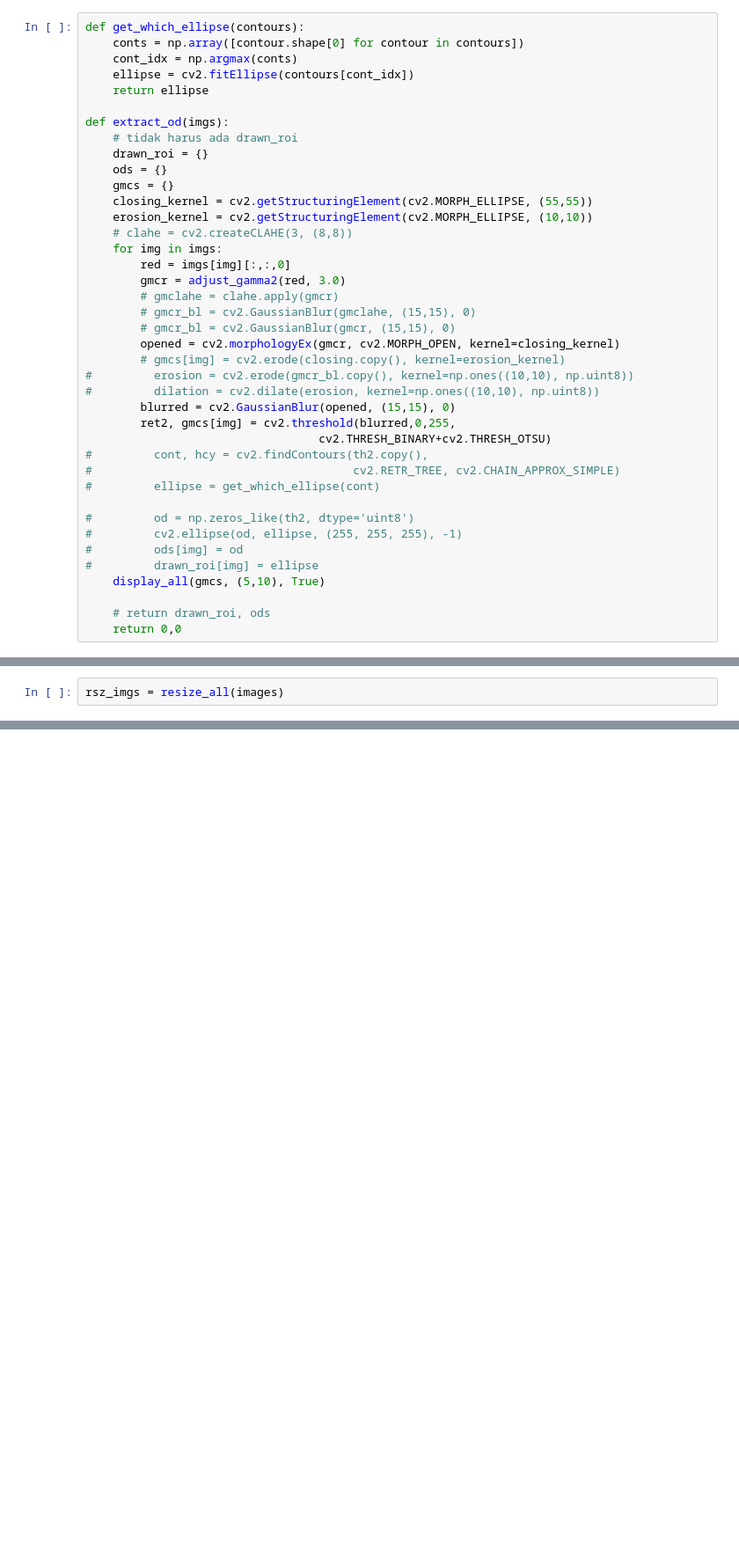
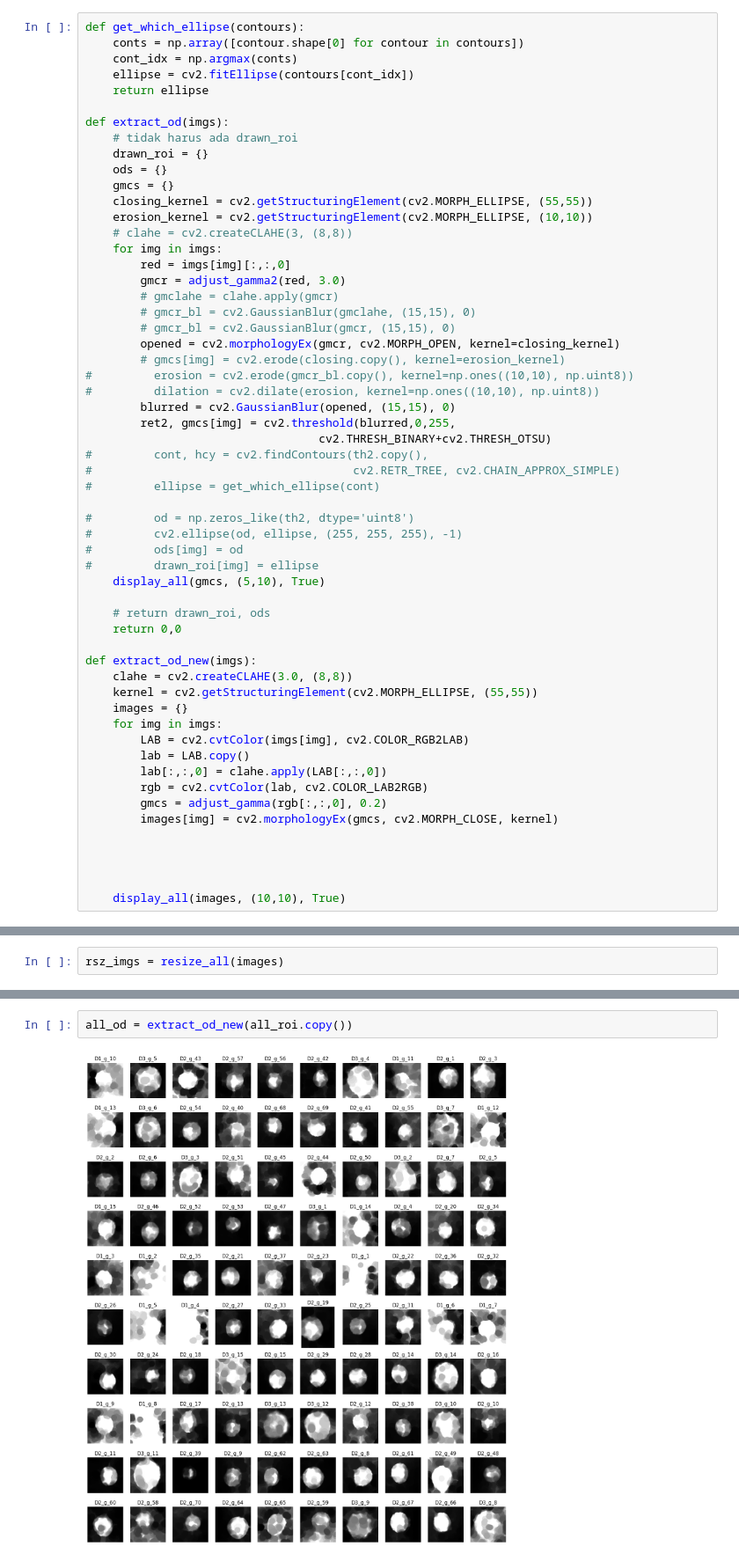
Before and after one commit to tsdhrm/ayoluluss2, a Jupyter notebook: assembling/try-all/t2.ipynb, the cells around one changed output, grey strips where cells are left out. Shown at 88% size. Drawn from its saved outputs; the diff is of its cells as text; blank space fills up the shorter version.

```diff
--- a/assembling/try-all/t2.ipynb
+++ b/assembling/try-all/t2.ipynb
@@ -144,6 +142,23 @@ def extract_od(imgs):
 
     # return drawn_roi, ods
     return 0,0
+
+def extract_od_new(imgs):
+    clahe = cv2.createCLAHE(3.0, (8,8))
+    kernel = cv2.getStructuringElement(cv2.MORPH_ELLIPSE, (55,55))
+    images = {}
+    for img in imgs:
+        LAB = cv2.cvtColor(imgs[img], cv2.COLOR_RGB2LAB)
+        lab = LAB.copy()
+        lab[:,:,0] = clahe.apply(LAB[:,:,0])
+        rgb = cv2.cvtColor(lab, cv2.COLOR_LAB2RGB)
+        gmcs = adjust_gamma(rgb[:,:,0], 0.2)
+        images[img] = cv2.morphologyEx(gmcs, cv2.MORPH_CLOSE, kernel)
+
+
+
+
+    display_all(images, (10,10), True)
 # %% [markdown]
 # Main
 # %%
@@ -187,0 +172,4 @@ AttributeError: 'int' object has no attribute 'values'
+# %%
+all_od = extract_od_new(all_roi.copy())
+# %% [output]
+[figure, added]
```
Also changed, not shown: parts of 9 cells of this notebook, 2 other files.
